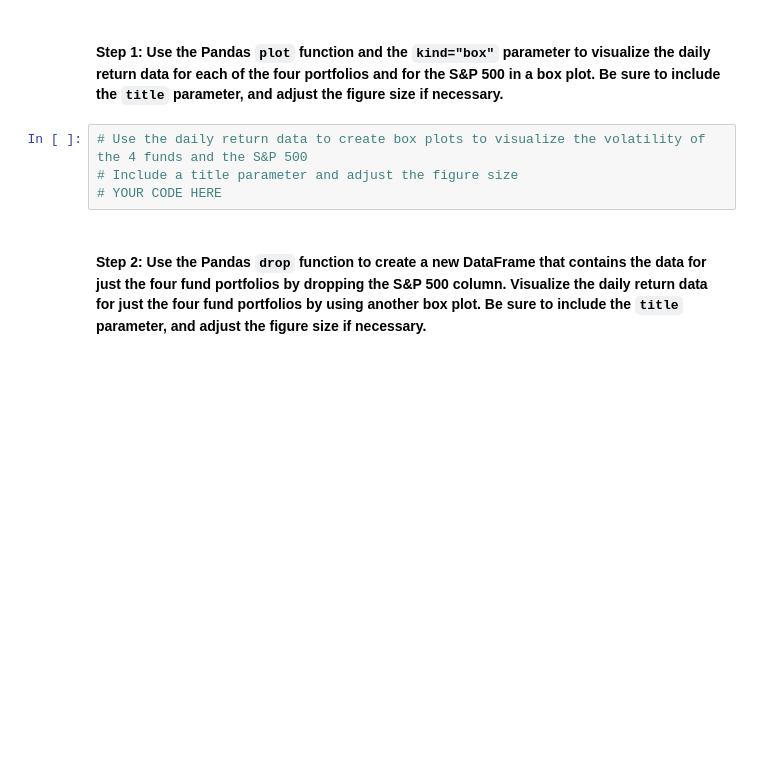
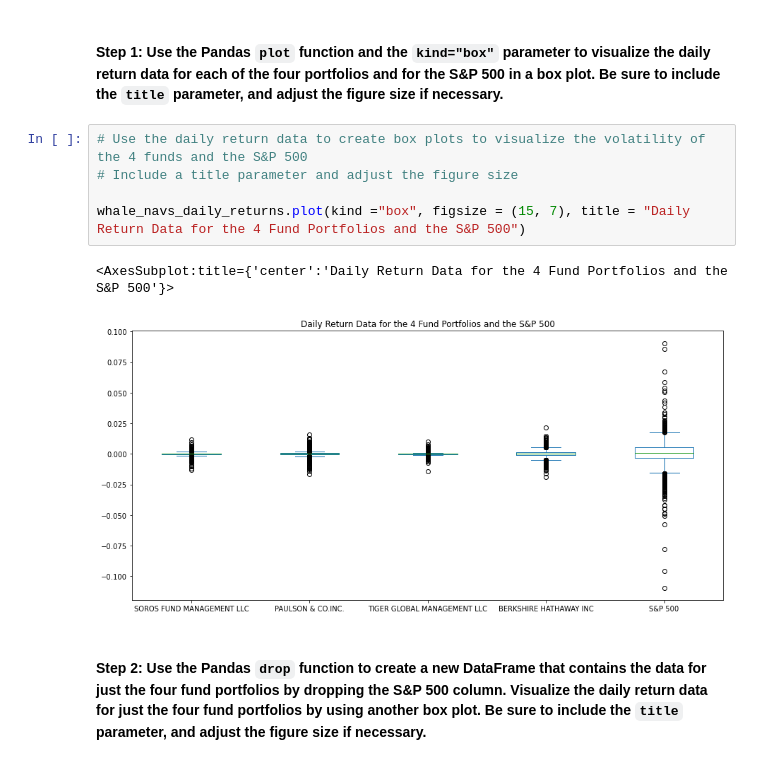
Before and after one commit to gitgenesis/Mod4_Challenge, a Jupyter notebook: risk_return_analysis.ipynb, the cells around one changed output. Saved outputs shown, nothing was run; the diff lists cells and outputs as text; blank space fills up the shorter version.

```diff
--- a/risk_return_analysis.ipynb
+++ b/risk_return_analysis.ipynb
@@ -213,7 +226,11 @@ Analyze the volatility of each of the four fund portfolios and of the S&P 500 In
 # %%
 # Use the daily return data to create box plots to visualize the volatility of the 4 funds and the S&P 500
 # Include a title parameter and adjust the figure size
-# YOUR CODE HERE
+
+whale_navs_daily_returns.plot(kind ="box", figsize = (15, 7), title = "Daily Return Data for the 4 Fund Portfolios and the S&P 500")
+# %% [output]
+<AxesSubplot:title={'center':'Daily Return Data for the 4 Fund Portfolios and the S&P 500'}>
+[figure, added]
 # %% [markdown]
 #### Step 2: Use the Pandas `drop` function to create a new DataFrame that contains the data for just the four fund portfolios by dropping the S&P 500 column. Visualize the daily return data for just the four fund portfolios by using another box plot. Be sure to include the `title` parameter, and adjust the figure size if necessary.
 # %%
```
Also changed, not shown: parts of 8 cells of this notebook.
